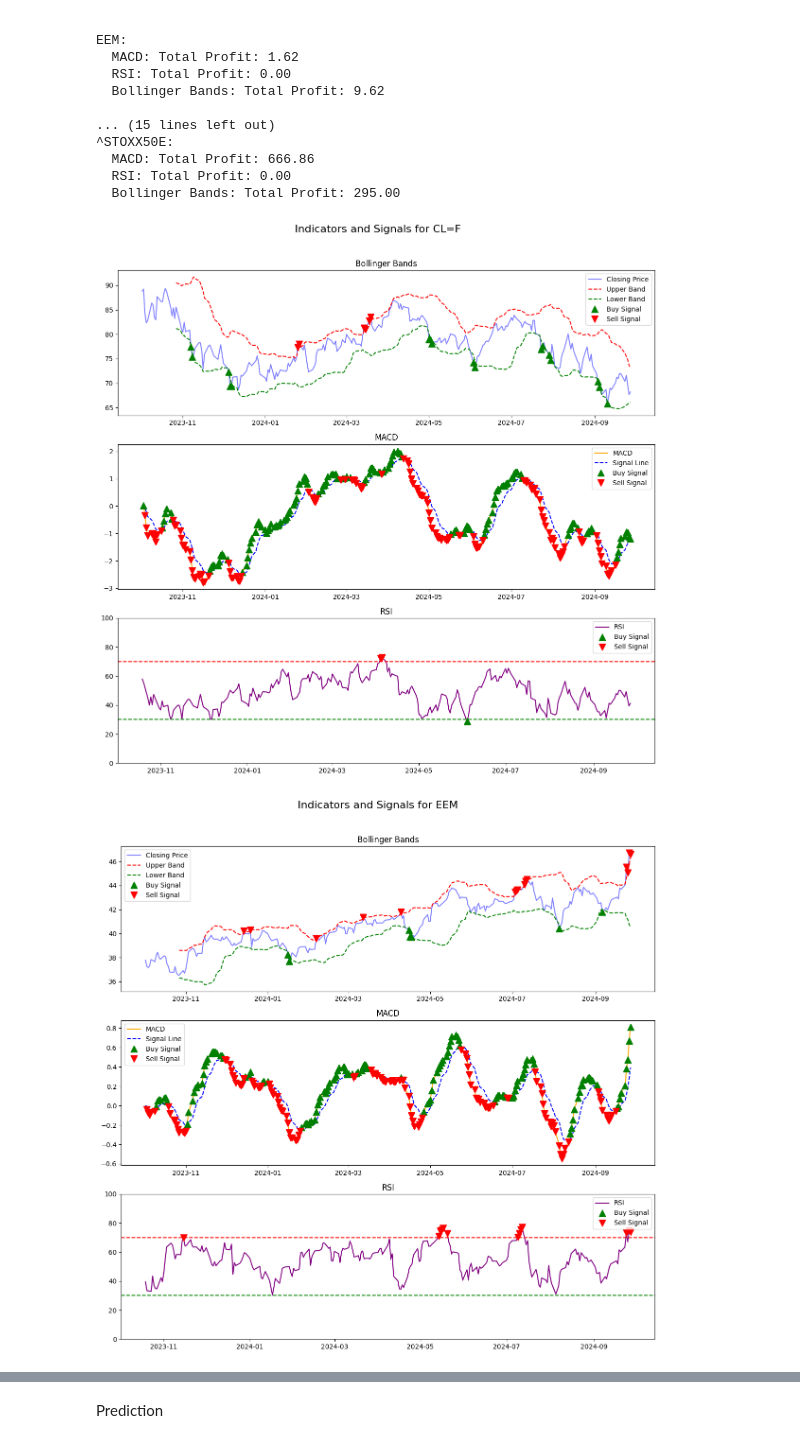
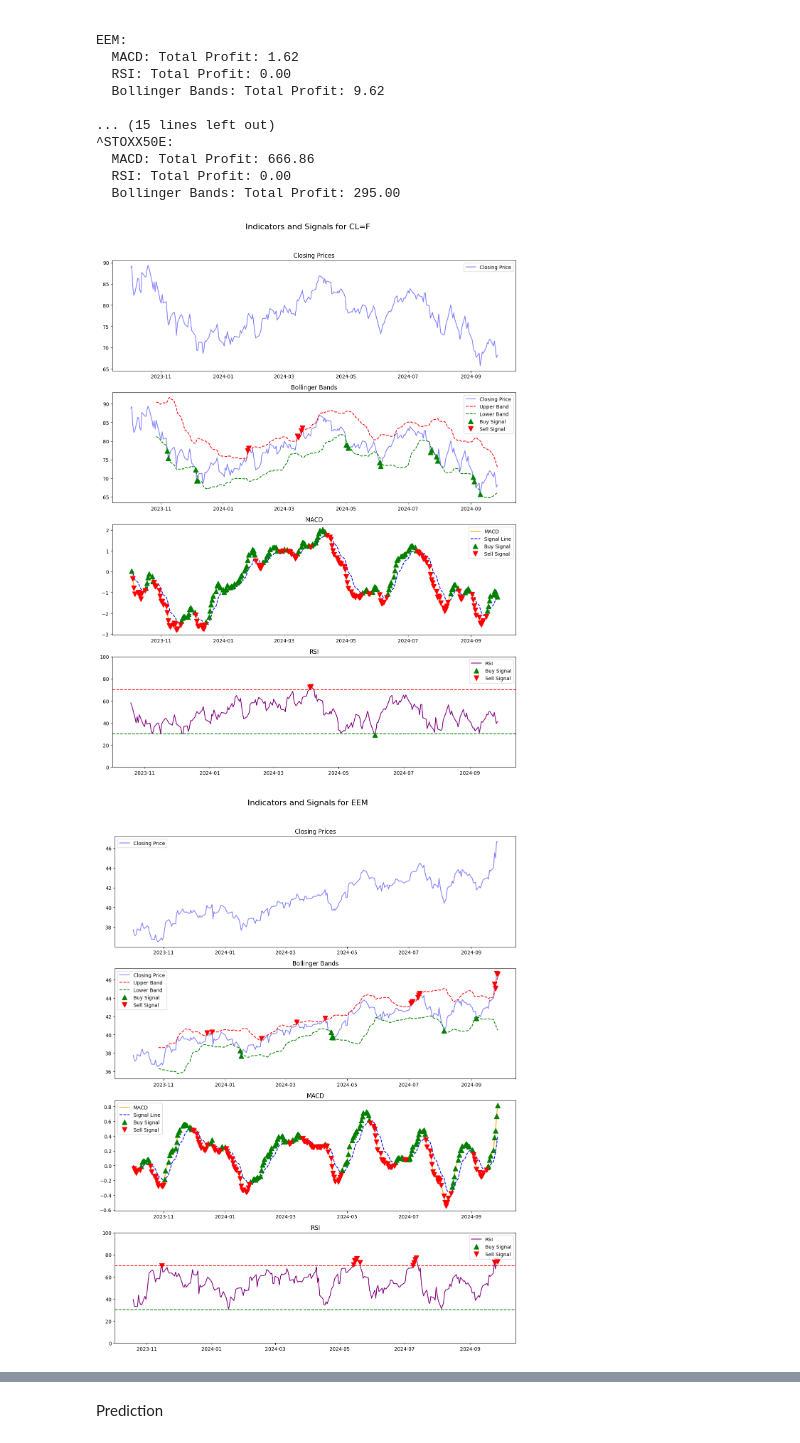
Before and after one commit to pep1ta/IPDA_Assigment2, a Jupyter notebook: Assignment2_NEWVERSION.ipynb, the cells around one changed output, grey strips where cells are left out. Drawn from its saved outputs; the diff is of its cells as text; code cells hidden in the pictures.

Commit message:
+ price diagramm

```diff
--- a/Assignment2_NEWVERSION.ipynb
+++ b/Assignment2_NEWVERSION.ipynb
@@ -202,56 +202,62 @@ def plot_indicators_and_signals(df, stock_symbol):
     signals_rsi = rsi_signals(df['Close'])
     signals_bollinger = bollinger_band_signals(df['Close'])
 
-    fig, axs = plt.subplots(3, 1, figsize=(12, 12))
+    fig, axs = plt.subplots(4, 1, figsize=(12, 16))  # Increase size for 4 plots
     fig.suptitle(f'Indicators and Signals for {stock_symbol}', fontsize=16)
 
+    # 1. Plot: Closing Prices
+    axs[0].plot(df.index, df['Close'], label='Closing Price', color='blue', alpha=0.5)
+    axs[0].set_title('Closing Prices')
+    axs[0].legend()
+
+
     # 1. Plot: Bollinger Bonds
-    axs[0].plot(df.index, df['Close'], label='Closing Price', color='blue', alpha=0.5)
-    axs[0].plot(df.index, upper_band, label='Upper Band', color='red', linestyle='--')
-    axs[0].plot(df.index, lower_band, label='Lower Band', color='green', linestyle='--')
+    axs[1].plot(df.index, df['Close'], label='Closing Price', color='blue', alpha=0.5)
+    axs[1].plot(df.index, upper_band, label='Upper Band', color='red', linestyle='--')
+    axs[1].plot(df.index, lower_band, label='Lower Band', color='green', linestyle='--')
 
     buy_signals = signals_bollinger == 1
     sell_signals = signals_bollinger == -1
-    axs[0].plot(df.index[buy_signals], df['Close'][buy_signals], '^', markersize=10, color='green', label='Buy Signal', alpha=1)
-    axs[0].plot(df.index[sell_signals], df['Close'][sell_signals], 'v', markersize=10, color='red', label='Sell Signal', alpha=1)
+    axs[1].plot(df.index[buy_signals], df['Close'][buy_signals], '^', markersize=10, color='green', label='Buy Signal', alpha=1)
+    axs[1].plot(df.index[sell_signals], df['Close'][sell_signals], 'v', markersize=10, color='red', label='Sell Signal', alpha=1)
 
-    axs[0].set_title('Bollinger Bands')
-    axs[0].legend()
+    axs[1].set_title('Bollinger Bands')
+    axs[1].legend()
 
     # 2. Plot: MACD
-    axs[1].plot(df.index, macd, label='MACD', color='orange')
-    axs[1].plot(df.index, signal, label='Signal Line', color='blue', linestyle='--')
+    axs[2].plot(df.index, macd, label='MACD', color='orange')
+    axs[2].plot(df.index, signal, label='Signal Line', color='blue', linestyle='--')
 
     buy_signals_macd = signals_macd == 1
     sell_signals_macd = signals_macd == -1
-    axs[1].plot(df.index[buy_signals_macd], macd[buy_signals_macd], '^', markersize=10, color='green', label='Buy Signal', alpha=1)
-    axs[1].plot(df.index[sell_signals_macd], macd[sell_signals_macd], 'v', markersize=10, color='red', label='Sell Signal', alpha=1)
+    axs[2].plot(df.index[buy_signals_macd], macd[buy_signals_macd], '^', markersize=10, color='green', label='Buy Signal', alpha=1)
+    axs[2].plot(df.index[sell_signals_macd], macd[sell_signals_macd], 'v', markersize=10, color='red', label='Sell Signal', alpha=1)
 
-    axs[1].set_title('MACD')
-    axs[1].legend()
+    axs[2].set_title('MACD')
+    axs[2].legend()
 
     # 3. Plot: RSI
-    axs[2].plot(df.index, rsi, label='RSI', color='purple')
-    axs[2].axhline(70, linestyle='--', color='red')
-    axs[2].axhline(30, linestyle='--', color='green')
+    axs[3].plot(df.index, rsi, label='RSI', color='purple')
+    axs[3].axhline(70, linestyle='--', color='red')
+    axs[3].axhline(30, linestyle='--', color='green')
 
     buy_signals_rsi = signals_rsi == 1
     sell_signals_rsi = signals_rsi == -1
-    axs[2].plot(df.index[buy_signals_rsi], rsi[buy_signals_rsi], '^', markersize=10, color='green', label='Buy Signal', alpha=1)
-    axs[2].plot(df.index[sell_signals_rsi], rsi[sell_signals_rsi], 'v', markersize=10, color='red', label='Sell Signal', alpha=1)
-    axs[2].set_title('RSI')
-    axs[2].set_ylim(0, 100)
-    axs[2].legend()
+    axs[3].plot(df.index[buy_signals_rsi], rsi[buy_signals_rsi], '^', markersize=10, color='green', label='Buy Signal', alpha=1)
+    axs[3].plot(df.index[sell_signals_rsi], rsi[sell_signals_rsi], 'v', markersize=10, color='red', label='Sell Signal', alpha=1)
+    axs[3].set_title('RSI')
+    axs[3].set_ylim(0, 100)
+    axs[3].legend()
 
     plt.tight_layout(rect=[0, 0, 1, 0.96])
     plt.show()
 
 
 for symbol in new_stock_data.columns:
 
         stock_df = new_stock_data[[symbol]].dropna()
         stock_df.columns = ['Close']
         plot_indicators_and_signals(stock_df, symbol)
 # %% [output]
-[figure, old version]
+[figure, new version]
-[figure, old version]
+[figure, new version]
```
Also changed, not shown: parts of 1 cell of this notebook.
